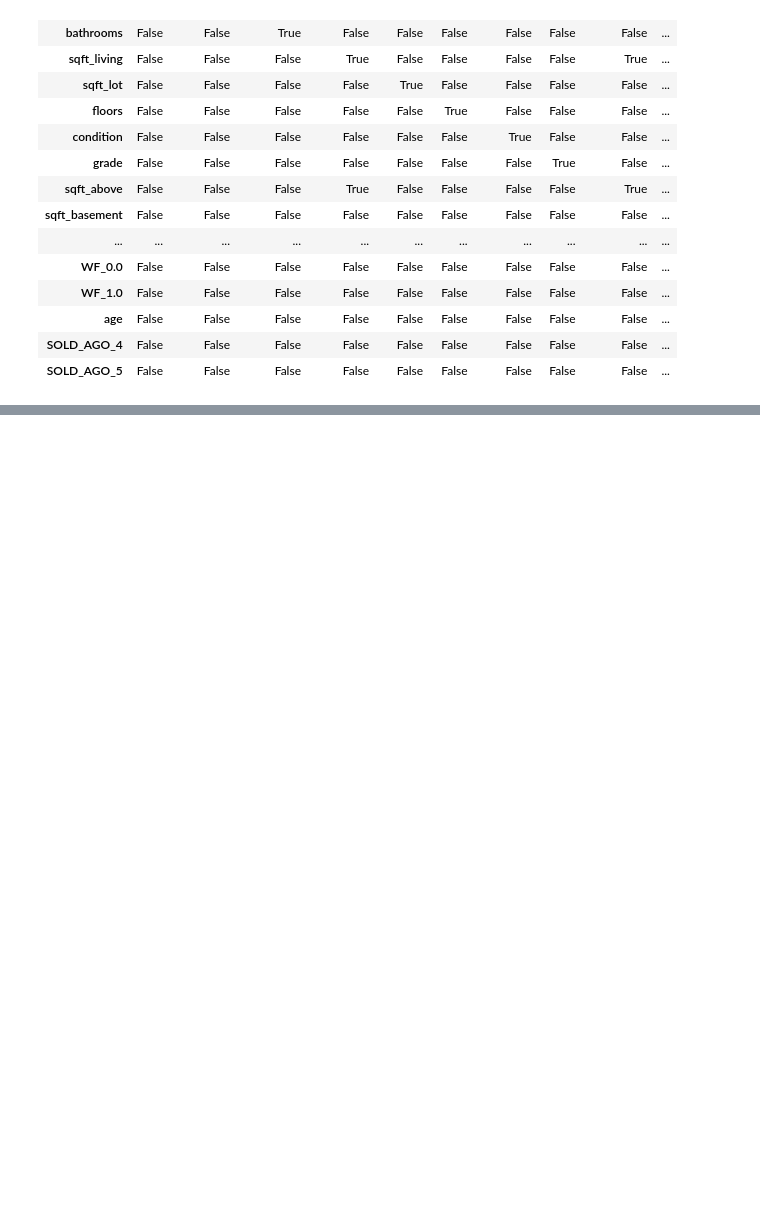
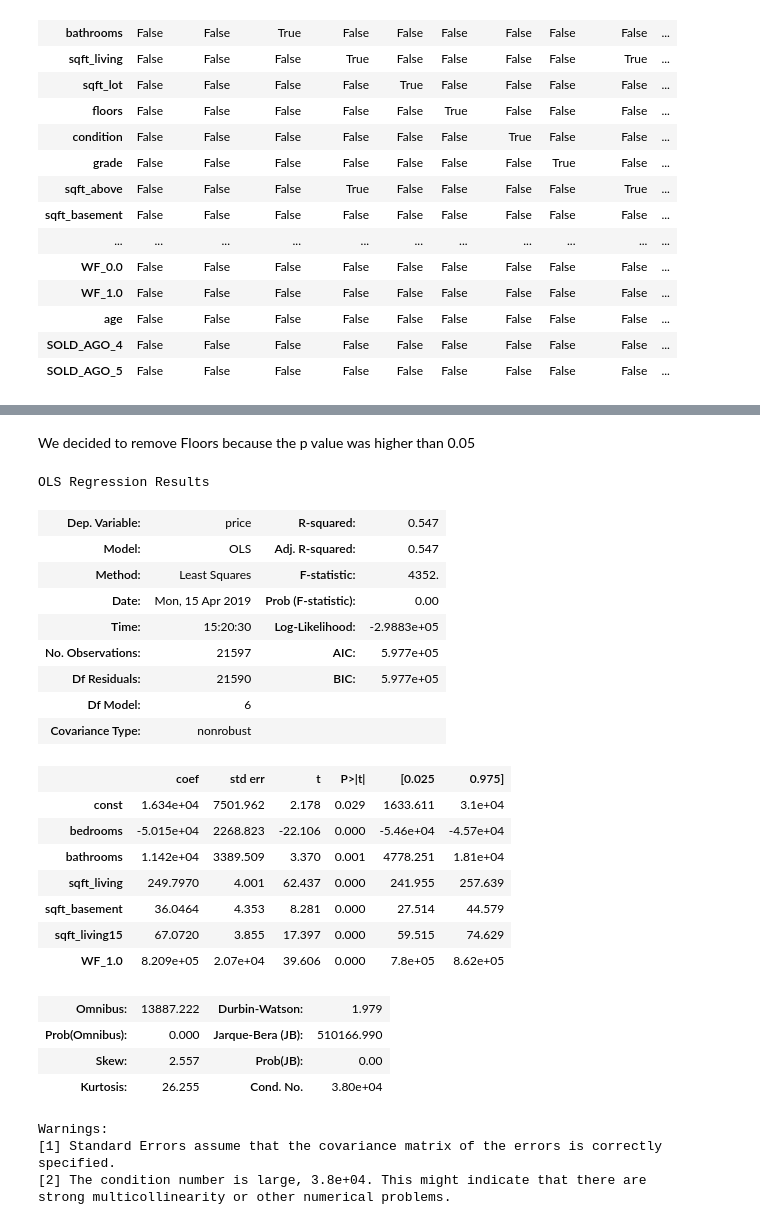
Before and after one commit to AnnaLara/dsc-1-final-project, a Jupyter notebook: draft.ipynb, the cells around one changed output, grey strips where cells are left out. Cells and saved outputs as stored; diff of their text form; code cells hidden in the pictures; blank space fills up the shorter version.

```diff
--- a/draft.ipynb
+++ b/draft.ipynb
@@ -434,0 +493,36 @@ predictors = ['bedrooms', 'bathrooms', 'sqft_living', 'floors', 'grade', 'sqft_b
+# %% [markdown]
+We decided to remove Floors because the p value was higher than 0.05
+# %%
+target = df.price
+predictors = df[['bedrooms','bathrooms','sqft_living','sqft_basement','sqft_living15','WF_1.0']]
+
+predictors_int = sm.add_constant(predictors)
+model = sm.OLS(target, predictors_int).fit()
+model.summary()
+# %% [output]
+OLS Regression Results
+| Dep. Variable: | price | R-squared: | 0.547 |
+| Model: | OLS | Adj. R-squared: | 0.547 |
+| Method: | Least Squares | F-statistic: | 4352. |
+| Date: | Mon, 15 Apr 2019 | Prob (F-statistic): | 0.00 |
+| Time: | 15:20:30 | Log-Likelihood: | -2.9883e+05 |
+| No. Observations: | 21597 | AIC: | 5.977e+05 |
+| Df Residuals: | 21590 | BIC: | 5.977e+05 |
+| Df Model: | 6 |  |  |
+| Covariance Type: | nonrobust |  |  |
+|  | coef | std err | t | P>|t| | [0.025 | 0.975] |
+| const | 1.634e+04 | 7501.962 | 2.178 | 0.029 | 1633.611 | 3.1e+04 |
+| bedrooms | -5.015e+04 | 2268.823 | -22.106 | 0.000 | -5.46e+04 | -4.57e+04 |
+| bathrooms | 1.142e+04 | 3389.509 | 3.370 | 0.001 | 4778.251 | 1.81e+04 |
+| sqft_living | 249.7970 | 4.001 | 62.437 | 0.000 | 241.955 | 257.639 |
+| sqft_basement | 36.0464 | 4.353 | 8.281 | 0.000 | 27.514 | 44.579 |
+| sqft_living15 | 67.0720 | 3.855 | 17.397 | 0.000 | 59.515 | 74.629 |
+| WF_1.0 | 8.209e+05 | 2.07e+04 | 39.606 | 0.000 | 7.8e+05 | 8.62e+05 |
+| Omnibus: | 13887.222 | Durbin-Watson: | 1.979 |
+| Prob(Omnibus): | 0.000 | Jarque-Bera (JB): | 510166.990 |
+| Skew: | 2.557 | Prob(JB): | 0.00 |
+| Kurtosis: | 26.255 | Cond. No. | 3.80e+04 |
+Warnings:
+[1] Standard Errors assume that the covariance matrix of the errors is correctly specified.
+[2] The condition number is large, 3.8e+04. This might indicate that there are
+strong multicollinearity or other numerical problems.
```
Also changed, not shown: parts of 13 cells of this notebook.
